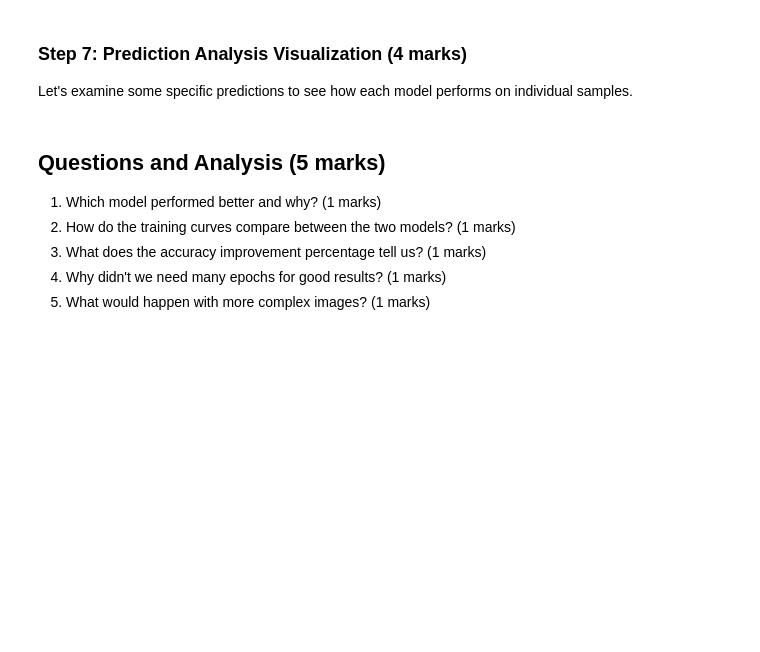
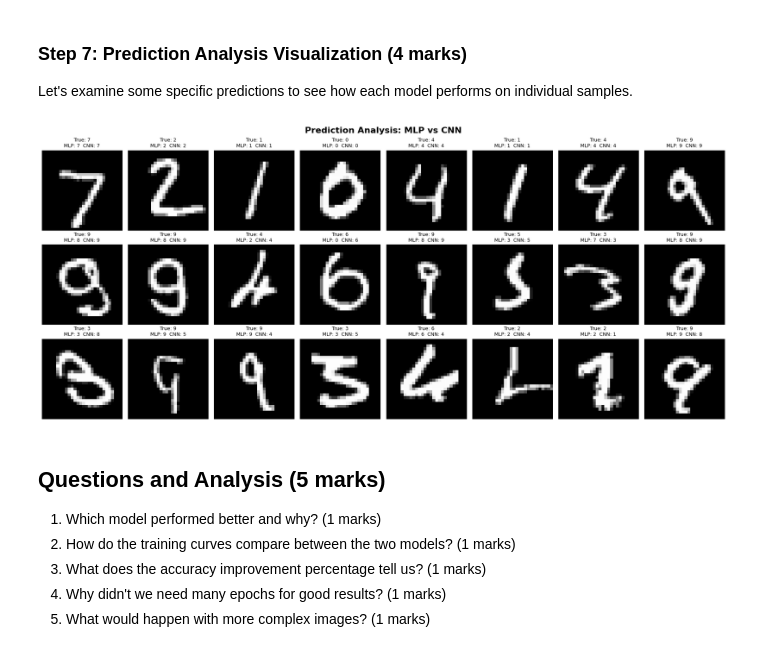
Before and after one commit to caydincleland/ENGG680_2025_Fall_group8Fork, a Jupyter notebook: assignment2/Assignment2_Upload.ipynb, the cells around one changed output. Drawn from its saved outputs; the diff is of its cells as text; code cells hidden in the pictures; blank space fills up the shorter version.

```diff
--- a/assignment2/Assignment2_Upload.ipynb
+++ b/assignment2/Assignment2_Upload.ipynb
@@ -1593,37 +1648,63 @@ Let's examine some specific predictions to see how each model performs on indivi
 # %%
 # Visualize correct and incorrect predictions, create a 3x8 grid
 # First row: Both models correct
 # Second row: CNN correct, MLP wrong
 # Third row: MLP correct, CNN wrong
 
 # Create subplots
 # your code here (1 marks)
+fig, axes = plt.subplots(3, 8, figsize=(18, 8))
+fig.suptitle("Prediction Analysis: MLP vs CNN", fontsize=16, fontweight='bold')
 
 
 # Find correct predictions for each case
 # Sample for both_correct
 both_correct = (mlp_predicted_classes == y_test) & (cnn_predicted_classes == y_test)
 both_correct_indices = np.where(both_correct)[0][:8]
 
 # your code here (1 marks)
+cnn_correct_only = (mlp_predicted_classes != y_test) & (cnn_predicted_classes == y_test)
+cnn_correct_only_indices = np.where(cnn_correct_only)[0][:8]
 
-
+mlp_correct_only = (mlp_predicted_classes == y_test) & (cnn_predicted_classes != y_test)
+mlp_correct_only_indices = np.where(mlp_correct_only)[0][:8]
 
 
 # Plot examples, you can learn how to plot them from previous plotting code in Part 2
 # Add a title for each graph showing the true label and both model predictions
 # hint: use for loop to iterate through the indices and plot each image
 # your code here (2 marks)
 
+for i, idx in enumerate(both_correct_indices):
+    axes[0, i].imshow(X_test[idx], cmap='gray')
+    axes[0, i].set_title(
+        f"True: {y_test[idx]}\nMLP: {mlp_predicted_classes[idx]}  CNN: {cnn_predicted_classes[idx]}",
+        fontsize=9
+    )
+    axes[0, i].axis('off')
 
 
+for i, idx in enumerate(cnn_correct_only_indices):
+    axes[1, i].imshow(X_test[idx], cmap='gray')
+    axes[1, i].set_title(
+        f"True: {y_test[idx]}\nMLP: {mlp_predicted_classes[idx]}  CNN: {cnn_predicted_classes[idx]}",
+        fontsize=9
+    )
+    axes[1, i].axis('off')
 
 
+for i, idx in enumerate(mlp_correct_only_indices):
+    axes[2, i].imshow(X_test[idx], cmap='gray')
+    axes[2, i].set_title(
+        f"True: {y_test[idx]}\nMLP: {mlp_predicted_classes[idx]}  CNN: {cnn_predicted_classes[idx]}",
+        fontsize=9
+    )
+    axes[2, i].axis('off')
 
-
-
-
+plt.tight_layout()
 plt.show()
+# %% [output]
+[figure, added]
 # %% [markdown]
 ## Questions and Analysis (5 marks)
 
```
Also changed, not shown: parts of 8 cells of this notebook.
